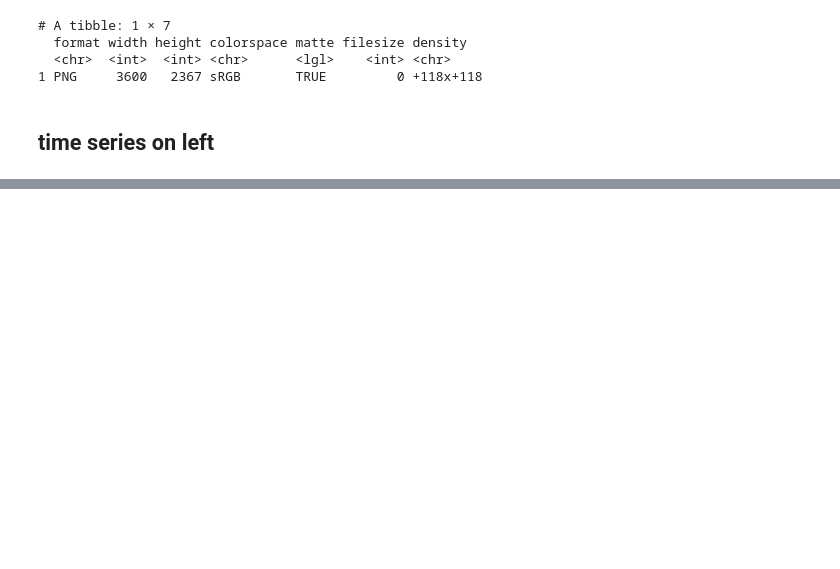
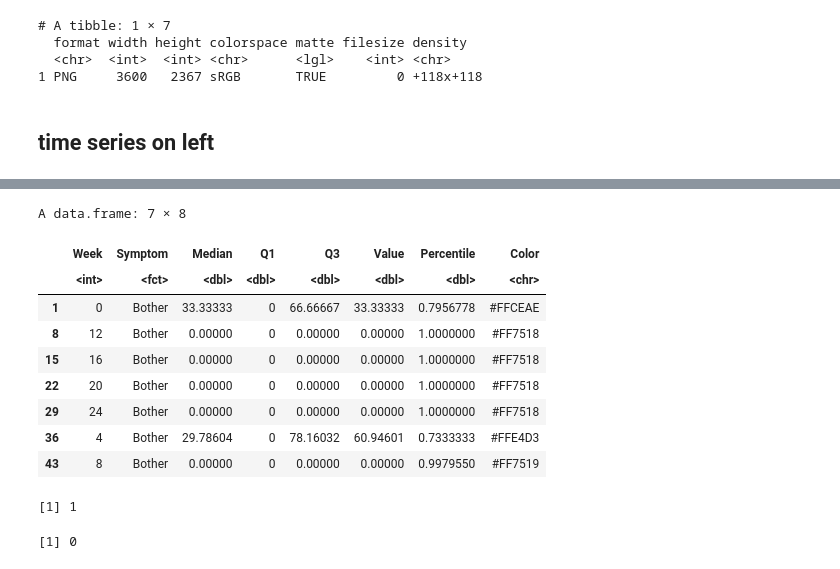
Before and after one commit to nuitrcs/Griffith_LURN_dashboard, a Jupyter notebook: jupyter/AMGtest.ipynb, the cells around one changed output, grey strips where cells are left out. Drawn from its saved outputs; the diff is of its cells as text; code cells hidden in the pictures; blank space fills up the shorter version.

```diff
--- a/jupyter/AMGtest.ipynb
+++ b/jupyter/AMGtest.ipynb
@@ -352,8 +352,8 @@ summary_df$Width <- summary_df$Percentile_84 - summary_df$Percentile_16
 summary_df$Symptom <- factor(rownames(summary_df), levels = symptoms)
 
 # get the patient data for the bar chart
-df_patient <- select(splom_dat[input_params$patient_row, ], -ID)
-p <- as.data.frame(t(df_patient))
+patient_df <- select(splom_dat[input_params$patient_row, ], -ID)
+p <- as.data.frame(t(patient_df))
 summary_df$Value <- p[, 1]
 
 
@@ -735,8 +735,8 @@ input_params <- list(
     summary_df$Symptom <- factor(rownames(summary_df), levels = symptoms)
 
     # get the patient data for the bar chart
-    df_patient <- select(syn_week_dat[input_params$patient_row, ], -c(ID, Week))
-    p <- as.data.frame(t(df_patient))
+    patient_df <- select(syn_week_dat[input_params$patient_row, ], -c(ID, Week))
+    p <- as.data.frame(t(patient_df))
     summary_df$Value <- p[, 1]
 
     # Define a custom color palette
@@ -1256,8 +1375,8 @@ create_current_week_summary_bar_chart <- function(){
     summary_df$Symptom <- factor(rownames(summary_df), levels = symptoms)
 
     # get the patient data for the bar chart
-    df_patient <- select(syn_week_dat[input_params$patient_row, ], -c(ID, Week))
-    p <- as.data.frame(t(df_patient))
+    patient_df <- select(syn_week_dat[input_params$patient_row, ], -c(ID, Week))
+    p <- as.data.frame(t(patient_df))
     summary_df$Value <- p[, 1]
 
     # Define a custom color palette
@@ -1664,0 +1733,23 @@ input_params$patient_row
+# %%
+merged_df[merged_df$Symptom == "Bother", ]
+# %% [output]
+A data.frame: 7 × 8
+|  | Week | Symptom | Median | Q1 | Q3 | Value | Percentile | Color |
+|  | <int> | <fct> | <dbl> | <dbl> | <dbl> | <dbl> | <dbl> | <chr> |
+| 1 | 0 | Bother | 33.33333 | 0 | 66.66667 | 33.33333 | 0.7956778 | #FFCEAE |
+| 8 | 12 | Bother | 0.00000 | 0 | 0.00000 | 0.00000 | 1.0000000 | #FF7518 |
+| 15 | 16 | Bother | 0.00000 | 0 | 0.00000 | 0.00000 | 1.0000000 | #FF7518 |
+| 22 | 20 | Bother | 0.00000 | 0 | 0.00000 | 0.00000 | 1.0000000 | #FF7518 |
+| 29 | 24 | Bother | 0.00000 | 0 | 0.00000 | 0.00000 | 1.0000000 | #FF7518 |
+| 36 | 4 | Bother | 29.78604 | 0 | 78.16032 | 60.94601 | 0.7333333 | #FFE4D3 |
+| 43 | 8 | Bother | 0.00000 | 0 | 0.00000 | 0.00000 | 0.9979550 | #FF7519 |
+# %%
+ref <- syn_long_dat[syn_long_dat$Week == 12, "Bother"]
+percentile <- ecdf(ref)
+percentile(0)
+# %% [output]
+[1] 1
+# %%
+diff(range(ref, na.rm = TRUE))
+# %% [output]
+[1] 0
```
Also changed, not shown: parts of 10 cells of this notebook, 1 other file.
